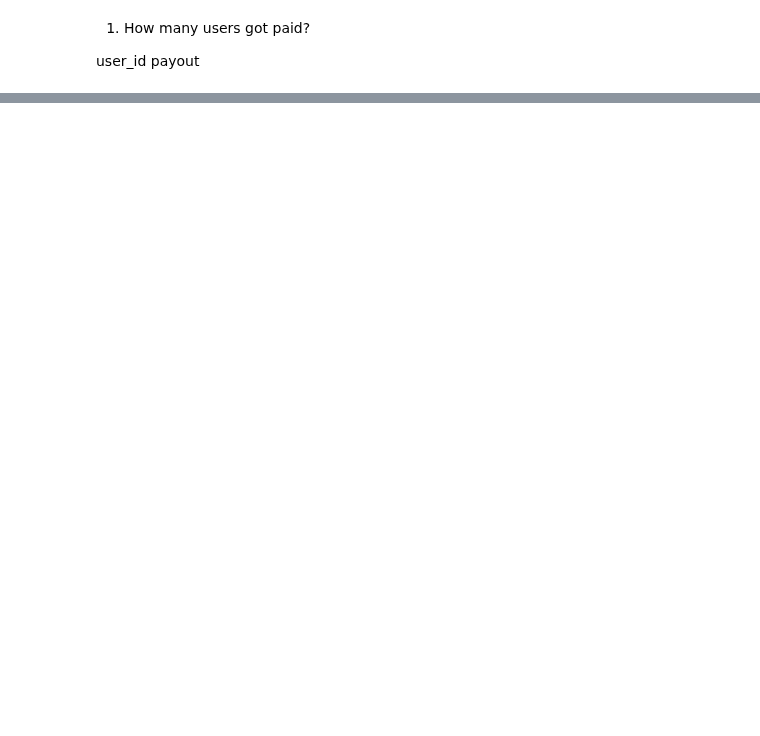
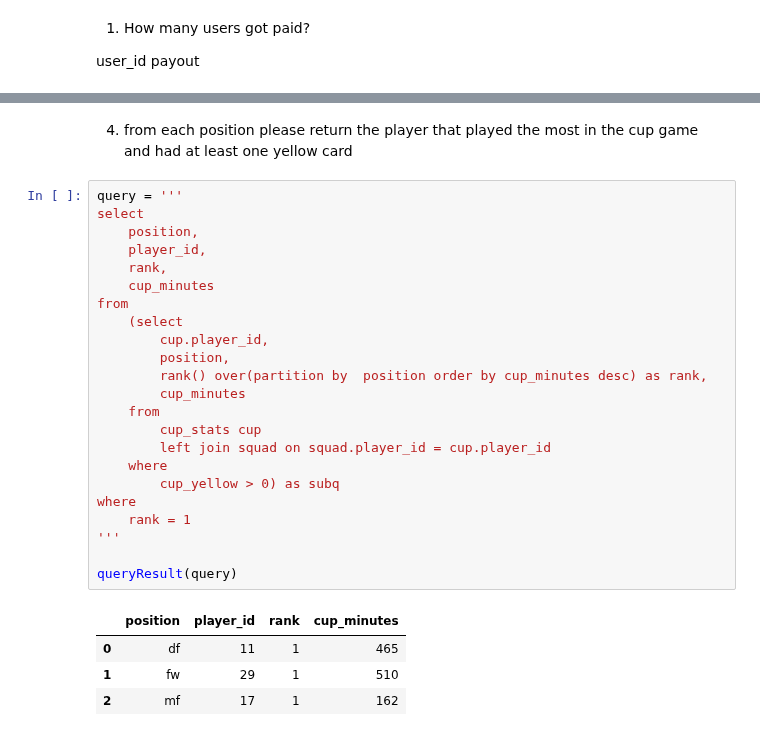
Before and after one commit to tryko/yandex-sql-practice, a Jupyter notebook: itay-sql-lion.ipynb, the cells around one changed output, grey strips where cells are left out. Drawn from its saved outputs; the diff is of its cells as text; blank space fills up the shorter version.

```diff
--- a/itay-sql-lion.ipynb
+++ b/itay-sql-lion.ipynb
@@ -144,0 +248,31 @@ print(queryResult(query))
+# %% [markdown]
+
+4. from each position please return the player that played the most in the cup game and had at least one yellow card
+# %%
+query = '''
+select
+    position,
+    player_id,
+    rank,
+    cup_minutes
+from
+    (select
+        cup.player_id,
+        position,
+        rank() over(partition by  position order by cup_minutes desc) as rank,
+        cup_minutes
+    from
+        cup_stats cup
+        left join squad on squad.player_id = cup.player_id
+    where
+        cup_yellow > 0) as subq
+where
+    rank = 1
+'''
+
+queryResult(query)
+# %% [output]
+|  | position | player_id | rank | cup_minutes |
+| 0 | df | 11 | 1 | 465 |
+| 1 | fw | 29 | 1 | 510 |
+| 2 | mf | 17 | 1 | 162 |
```
Also changed, not shown: parts of 31 cells of this notebook, 3 other files.
